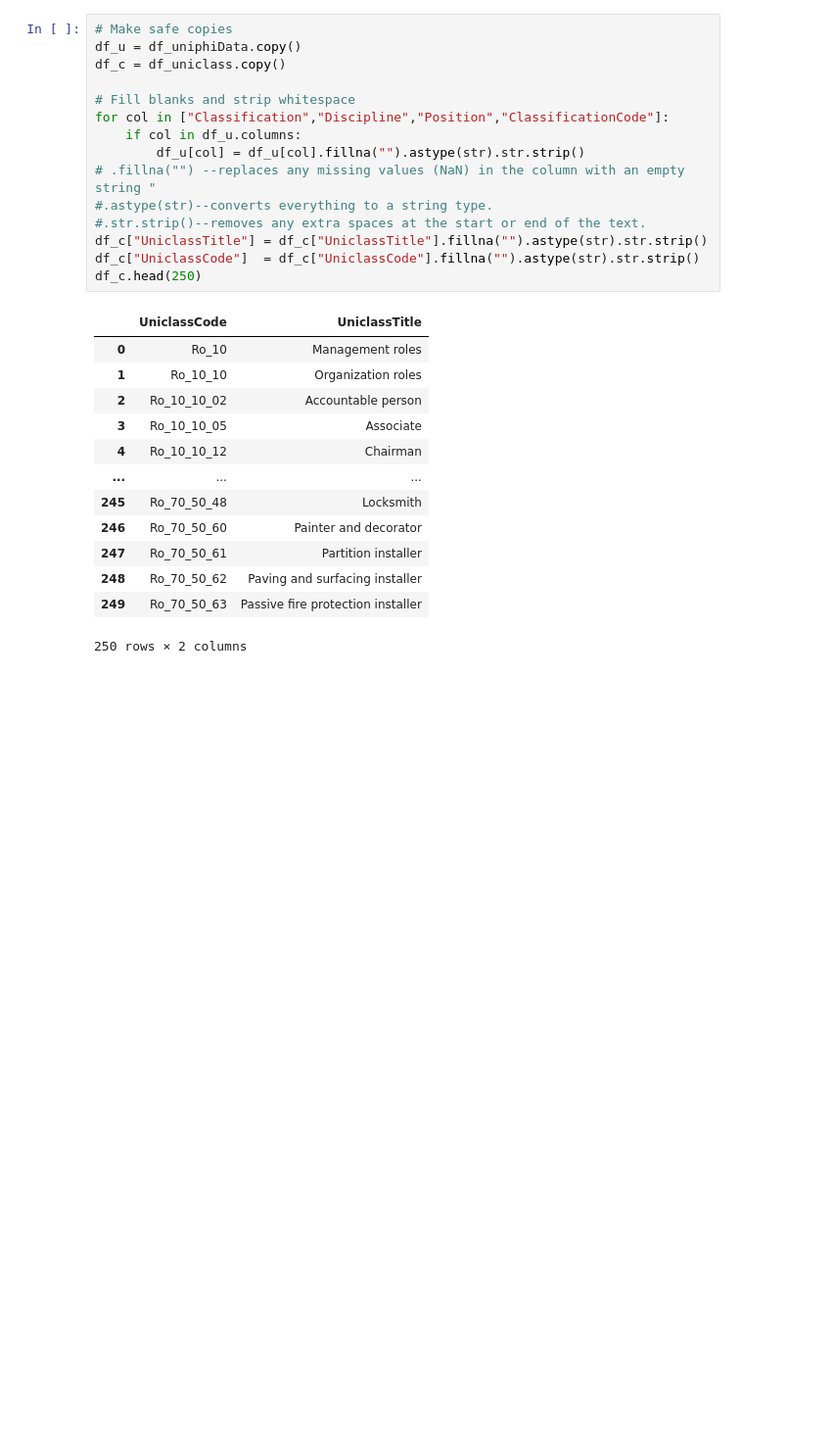
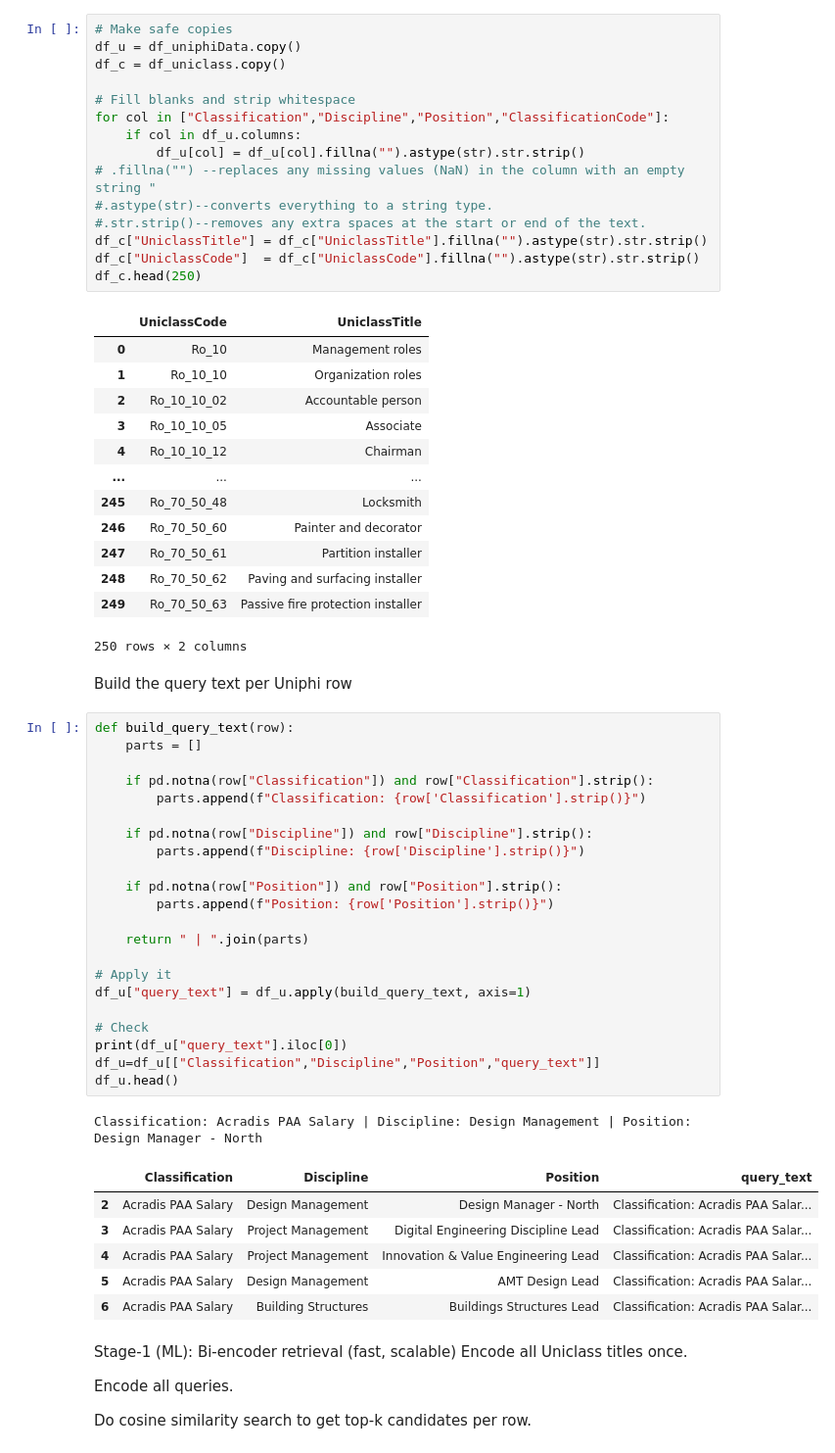
Before and after one commit to surajadkhari/classication, a Jupyter notebook: model1_test.ipynb, the cells around one changed output. Shown at 98% size. Cells and saved outputs as stored; diff of their text form; blank space fills up the shorter version.

```diff
--- a/model1_test.ipynb
+++ b/model1_test.ipynb
@@ -209,3 +198,42 @@ df_c.head(250)
 | 248 | Ro_70_50_62 | Paving and surfacing installer |
 | 249 | Ro_70_50_63 | Passive fire protection installer |
 250 rows × 2 columns
+# %% [markdown]
+Build the query text per Uniphi row
+# %%
+def build_query_text(row):
+    parts = []
+
+    if pd.notna(row["Classification"]) and row["Classification"].strip():
+        parts.append(f"Classification: {row['Classification'].strip()}")
+
+    if pd.notna(row["Discipline"]) and row["Discipline"].strip():
+        parts.append(f"Discipline: {row['Discipline'].strip()}")
+
+    if pd.notna(row["Position"]) and row["Position"].strip():
+        parts.append(f"Position: {row['Position'].strip()}")
+
+    return " | ".join(parts)
+
+# Apply it
+df_u["query_text"] = df_u.apply(build_query_text, axis=1)
+
+# Check
+print(df_u["query_text"].iloc[0])
+df_u=df_u[["Classification","Discipline","Position","query_text"]]
+df_u.head()
+# %% [output]
+Classification: Acradis PAA Salary | Discipline: Design Management | Position: Design Manager - North
+|  | Classification | Discipline | Position | query_text |
+| 2 | Acradis PAA Salary | Design Management | Design Manager - North | Classification: Acradis PAA Salar... |
+| 3 | Acradis PAA Salary | Project Management | Digital Engineering Discipline Lead | Classification: Acradis PAA Salar... |
+| 4 | Acradis PAA Salary | Project Management | Innovation & Value Engineering Lead | Classification: Acradis PAA Salar... |
+| 5 | Acradis PAA Salary | Design Management | AMT Design Lead | Classification: Acradis PAA Salar... |
+| 6 | Acradis PAA Salary | Building Structures | Buildings Structures Lead | Classification: Acradis PAA Salar... |
+# %% [markdown]
+Stage-1 (ML): Bi-encoder retrieval (fast, scalable)
+Encode all Uniclass titles once.
+
+Encode all queries.
+
+Do cosine similarity search to get top-k candidates per row.
```
Also changed, not shown: parts of 8 cells of this notebook, 3 other files.
